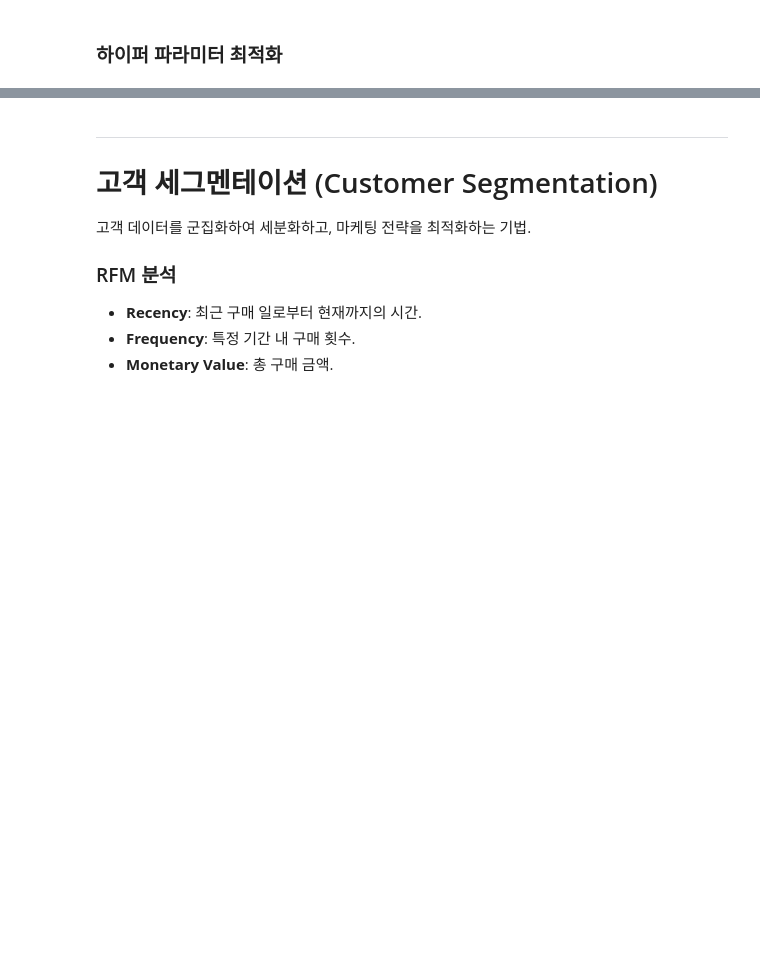
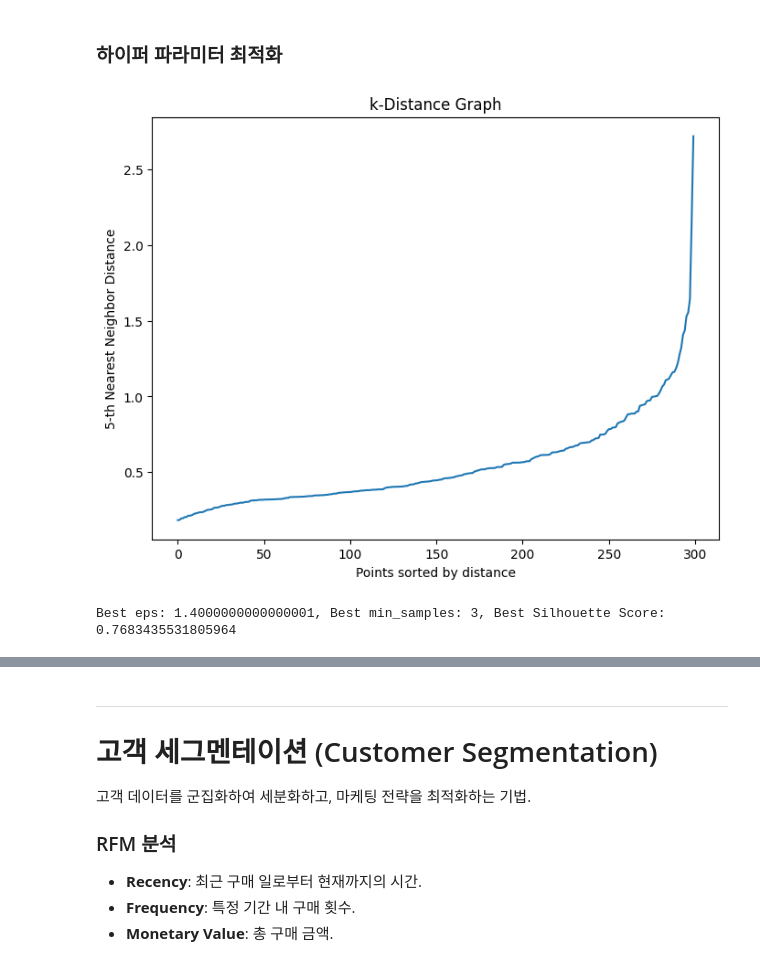
Before and after one commit to YeeeeeHo/ML_Final, a Jupyter notebook: 10.lecture_clustering.ipynb, the cells around one changed output, grey strips where cells are left out. Saved outputs shown, nothing was run; the diff lists cells and outputs as text; code cells hidden in the pictures; blank space fills up the shorter version.

```diff
--- a/10.lecture_clustering.ipynb
+++ b/10.lecture_clustering.ipynb
@@ -258,3 +372,58 @@ plt.show()
 [figure]
 # %% [markdown]
 ### 하이퍼 파라미터 최적화
+# %%
+from sklearn.neighbors import NearestNeighbors
+import numpy as np
+import matplotlib.pyplot as plt
+
+# 데이터
+# X: 입력 데이터 (n_samples, n_features)
+
+# k-거리 그래프
+min_samples = 5  # DBSCAN의 기본값
+nearest_neighbors = NearestNeighbors(n_neighbors=min_samples)
+nearest_neighbors.fit(X)
+distances, indices = nearest_neighbors.kneighbors(X)
+
+# 거리 정렬
+distances = np.sort(distances[:, -1])  # min_samples번째 이웃 거리
+plt.figure(figsize=(8, 6))
+plt.plot(distances)
+plt.title("k-Distance Graph")
+plt.xlabel("Points sorted by distance")
+plt.ylabel(f"{min_samples}-th Nearest Neighbor Distance")
+plt.show()
+
+# 그래프의 급격한 변화 (엘보우 지점)가 최적 eps 후보 1.0 부근
+# %% [output]
+[figure, added]
+# %%
+# 자동으로 찾기 범위내에서
+from sklearn.cluster import DBSCAN
+from sklearn.metrics import silhouette_score
+
+# eps와 min_samples의 조합 테스트
+eps_values = np.arange(0.1, 2.0, 0.1)  # eps 범위
+min_samples_values = range(3, 10)  # min_samples 범위
+
+best_eps = None
+best_min_samples = None
+best_score = -1
+
+for eps in eps_values:
+    for min_samples in min_samples_values:
+        dbscan = DBSCAN(eps=eps, min_samples=min_samples)
+        labels = dbscan.fit_predict(X)
+
+        # Silhouette Score는 최소 2개 이상의 클러스터가 있어야 계산 가능
+        if len(set(labels)) > 1:
+            score = silhouette_score(X, labels)
+            if score > best_score:
+                best_score = score
+                best_eps = eps
+                best_min_samples = min_samples
+
+print(f"Best eps: {best_eps}, Best min_samples: {best_min_samples}, Best Silhouette Score: {best_score}")
+# %% [output]
+Best eps: 1.4000000000000001, Best min_samples: 3, Best Silhouette Score: 0.7683435531805964
```
Also changed, not shown: parts of 6 cells of this notebook.
